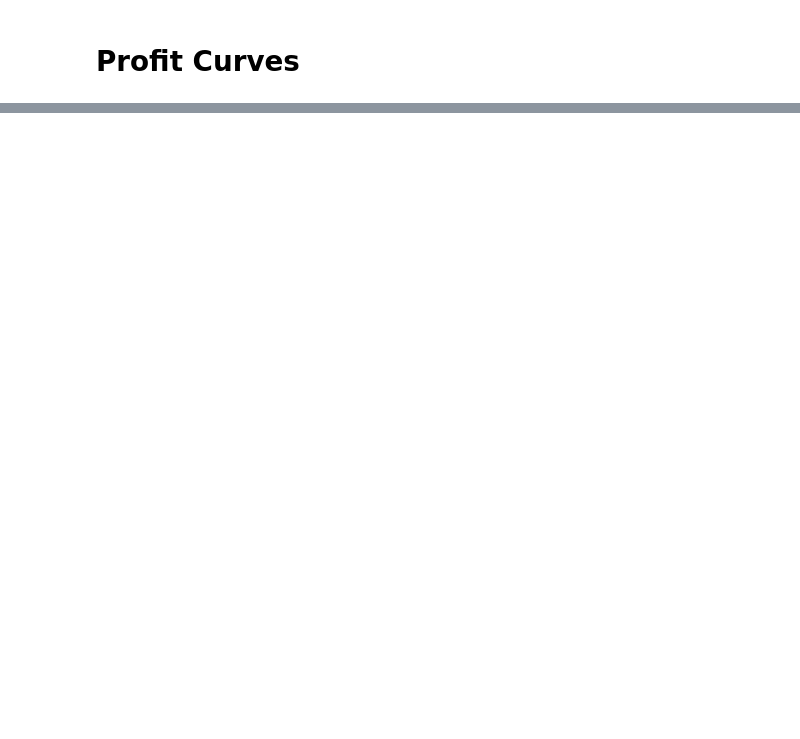
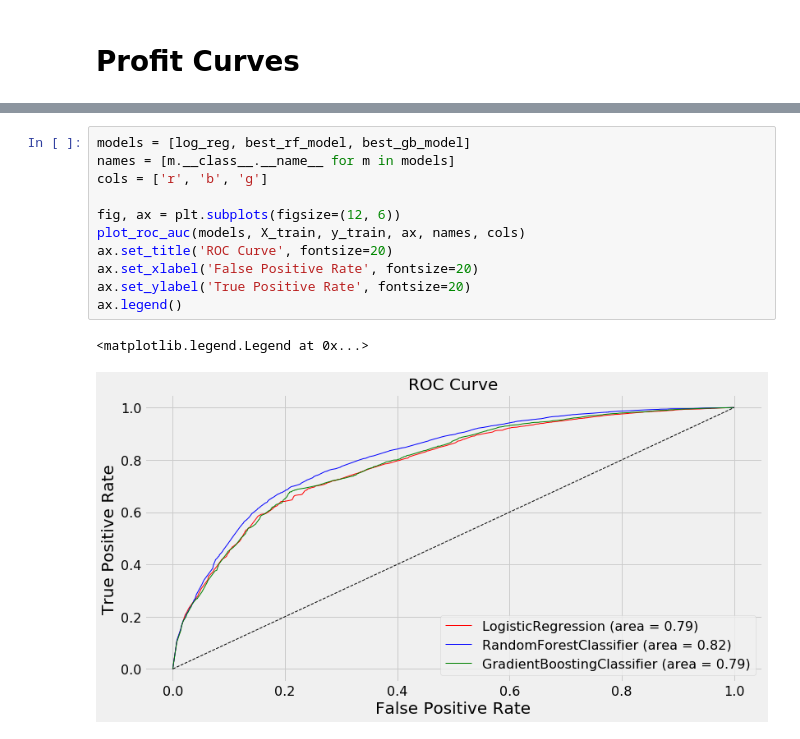
Before and after one commit to rcohngru/hotel-cancellations, a Jupyter notebook: src/notebooks/Part 1 Results.ipynb, the cells around one changed output, grey strips where cells are left out. Drawn from its saved outputs; the diff is of its cells as text; blank space fills up the shorter version.

```diff
--- a/src/notebooks/Part 1 Results.ipynb
+++ b/src/notebooks/Part 1 Results.ipynb
@@ -159,0 +249,14 @@ array([[0., 0., 0., 0., 0.],
+# %%
+models = [log_reg, best_rf_model, best_gb_model]
+names = [m.__class__.__name__ for m in models]
+cols = ['r', 'b', 'g']
+
+fig, ax = plt.subplots(figsize=(12, 6))
+plot_roc_auc(models, X_train, y_train, ax, names, cols)
+ax.set_title('ROC Curve', fontsize=20)
+ax.set_xlabel('False Positive Rate', fontsize=20)
+ax.set_ylabel('True Positive Rate', fontsize=20)
+ax.legend()
+# %% [output]
+<matplotlib.legend.Legend at 0x...>
+[figure, added]
```
Also changed, not shown: parts of 21 cells of this notebook, 13 other files.
